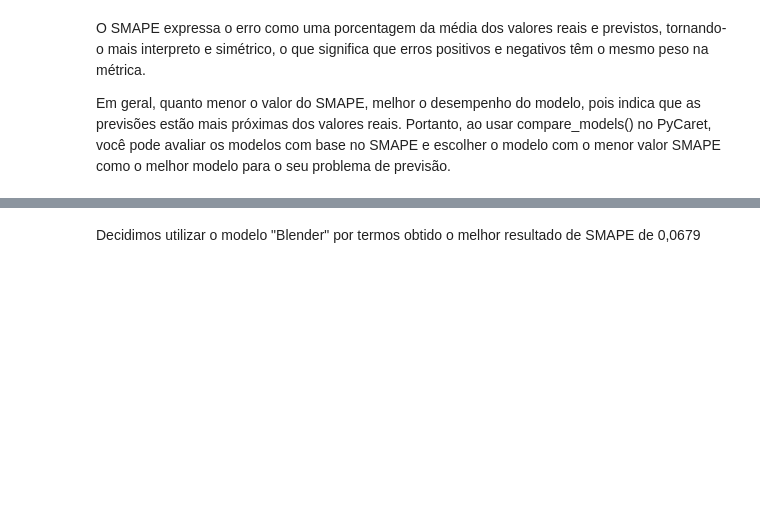
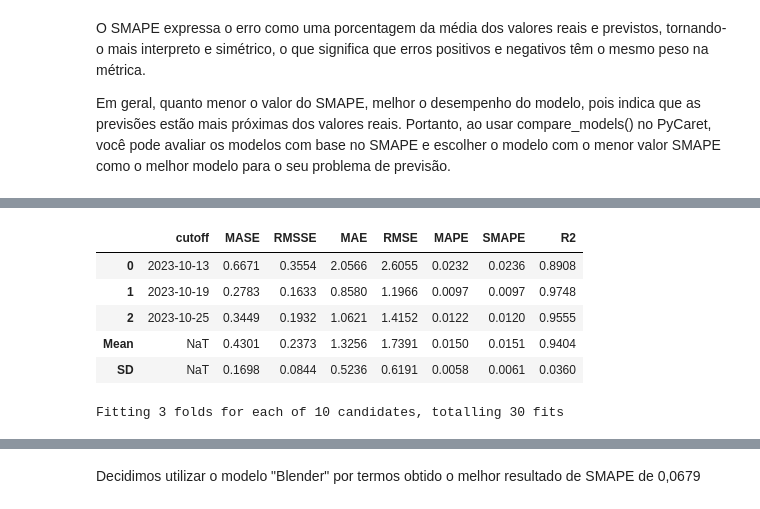
Before and after one commit to LerinaMM/brent_crude_oil, a Jupyter notebook: brent_crude_oil_pycaret.ipynb, the cells around one changed output, grey strips where cells are left out. Saved outputs shown, nothing was run; the diff lists cells and outputs as text; code cells hidden in the pictures; blank space fills up the shorter version.

```diff
--- a/brent_crude_oil_pycaret.ipynb
+++ b/brent_crude_oil_pycaret.ipynb
@@ -219,4 +393,5 @@ plot_model(season_naive_forecaster)
 # %%
 #Vamos "tunar" o modelo para verificar se conseguimos um melhor resultado
 
-season_naive_forecaster_tuned = tune_model(season_naive_forecaster)
+ets_tuned = tune_model(ets)
+# %% [output]
@@ -222,0 +399,7 @@ season_naive_forecaster_tuned = tune_model(season_naive_forecaster)
+|  | cutoff | MASE | RMSSE | MAE | RMSE | MAPE | SMAPE | R2 |
+| 0 | 2023-10-13 | 0.6671 | 0.3554 | 2.0566 | 2.6055 | 0.0232 | 0.0236 | 0.8908 |
+| 1 | 2023-10-19 | 0.2783 | 0.1633 | 0.8580 | 1.1966 | 0.0097 | 0.0097 | 0.9748 |
+| 2 | 2023-10-25 | 0.3449 | 0.1932 | 1.0621 | 1.4152 | 0.0122 | 0.0120 | 0.9555 |
+| Mean | NaT | 0.4301 | 0.2373 | 1.3256 | 1.7391 | 0.0150 | 0.0151 | 0.9404 |
+| SD | NaT | 0.1698 | 0.0844 | 0.5236 | 0.6191 | 0.0058 | 0.0061 | 0.0360 |
+Fitting 3 folds for each of 10 candidates, totalling 30 fits
```
Also changed, not shown: parts of 39 cells of this notebook.
